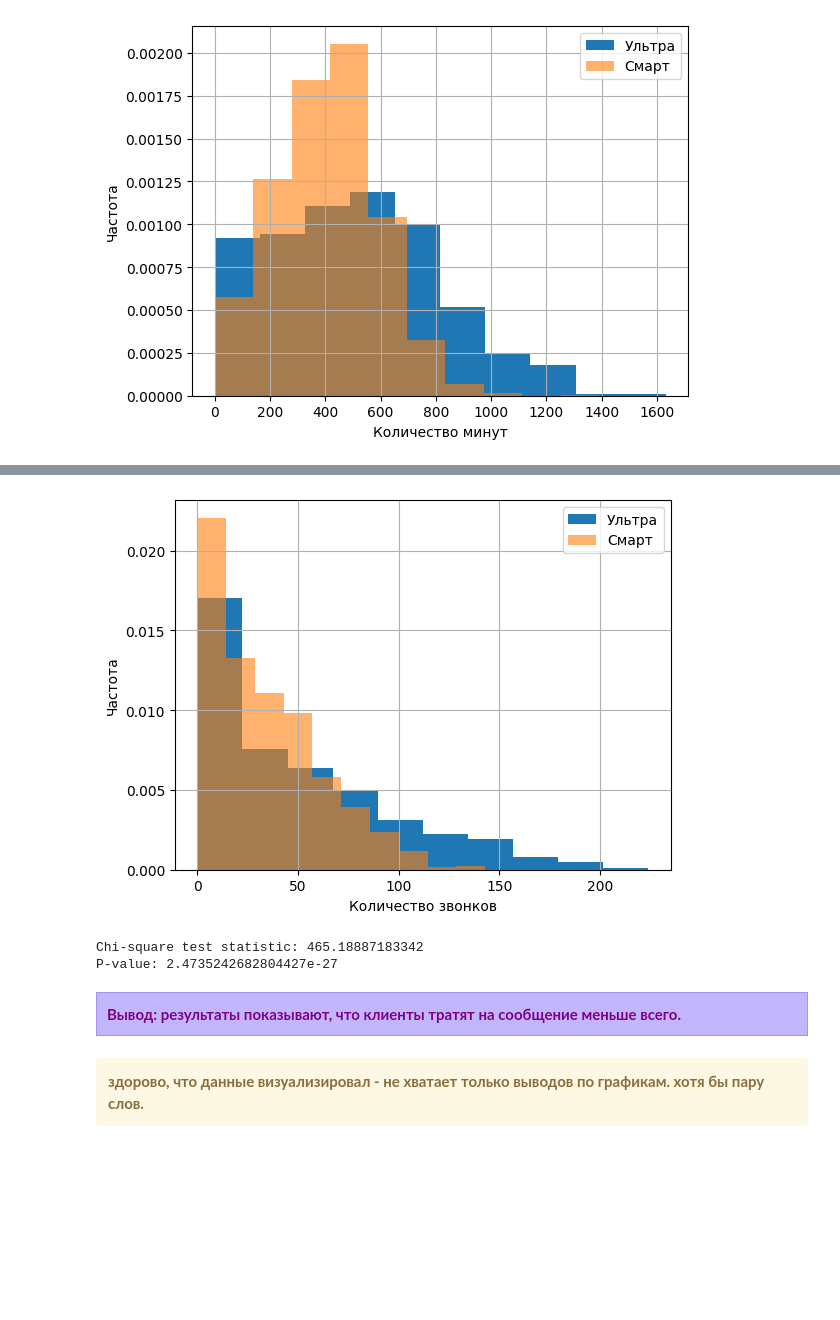
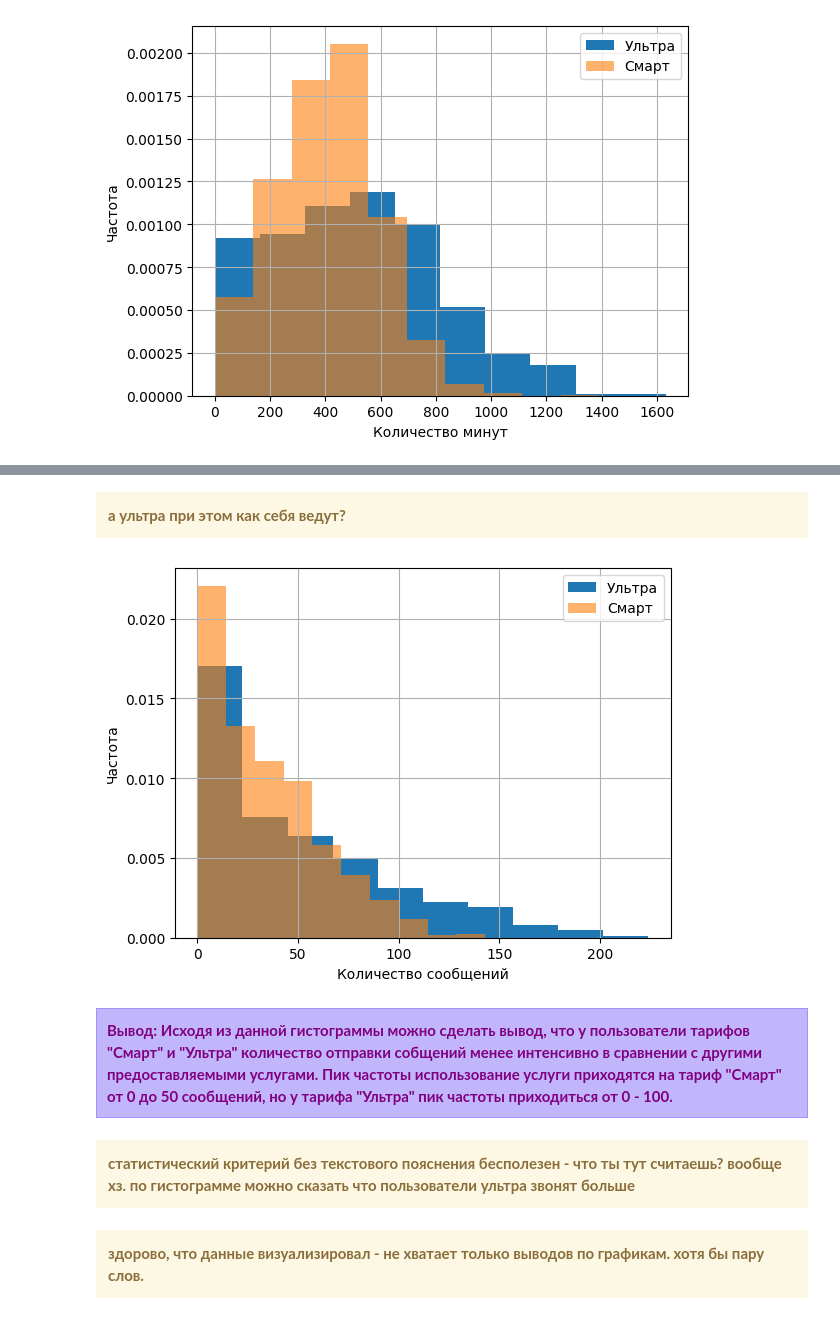
Before and after one commit to samurai921/task_sklearn, a Jupyter notebook: task_1.ipynb, the cells around one changed output, grey strips where cells are left out. Drawn from its saved outputs; the diff is of its cells as text; code cells hidden in the pictures; blank space fills up the shorter version.

```diff
--- a/task_1.ipynb
+++ b/task_1.ipynb
@@ -136,33 +142,31 @@ plt.show()
     </b>
 </div>
+# %% [markdown]
+<div class="alert alert-warning">
+<b>а ультра при этом как себя ведут?
+</b>
+</div>
 # %%
-df_tarific.query('is_ultra == 1')['message'].hist(density=True)
-df_tarific.query('is_ultra == 0')['message'].hist(alpha=0.6, density=True)
+df_tarific.query('is_ultra == 1')['message'].hist(density=True) # Ультра
+df_tarific.query('is_ultra == 0')['message'].hist(alpha=0.6, density=True) # Смарт
 
-plt.xlabel("Количество звонков")
+plt.xlabel("Количество сообщений")
 plt.ylabel("Частота")
 plt.legend(labels=["Ультра", "Смарт"])
 plt.show()
 # %% [output]
-[figure, old version]
+[figure, new version]
-# %%
-from scipy.stats import chi2_contingency
-
-contingency_table = pd.crosstab(df_tarific['is_ultra'], df_tarific['message'])
-
-chi2, p, _, _ = chi2_contingency(contingency_table)
-
-print(f"Chi-square test statistic: {chi2}")
-print(f"P-value: {p}")
-# %% [output]
-Chi-square test statistic: 465.18887183342
-P-value: 2.4735242682804427e-27
 # %% [markdown]
 <div style="background-color: #c1b6fc; padding: 10px; border: 1px solid #a491fc;">
     <b>
-        <font color="purple">Вывод: результаты показывают, что клиенты тратят на сообщение меньше всего.</font>
+        <font color="purple">Вывод: Исходя из данной гистограммы можно сделать вывод, что у пользователи тарифов "Смарт" и "Ультра" количество отправки собщений менее интенсивно в сравнении с другими предоставляемыми услугами. Пик частоты использование услуги приходятся на тариф "Смарт" от 0 до 50 сообщений, но у тарифа "Ультра" пик частоты приходиться от 0 - 100.     </font>
     </b>
 </div>
+# %% [markdown]
+<div class="alert alert-warning">
+<b>статистический критерий без текстового пояснения бесполезен - что ты тут считаешь? вообще хз.  по гистограмме можно сказать что пользователи ультра звонят больше
+</b>
+</div>
 # %% [markdown]
 <div class="alert alert-warning">
 <b>здорово, что данные визуализировал - не хватает только выводов по графикам. хотя бы пару слов.</b>
```
Also changed, not shown: parts of 45 cells of this notebook.
